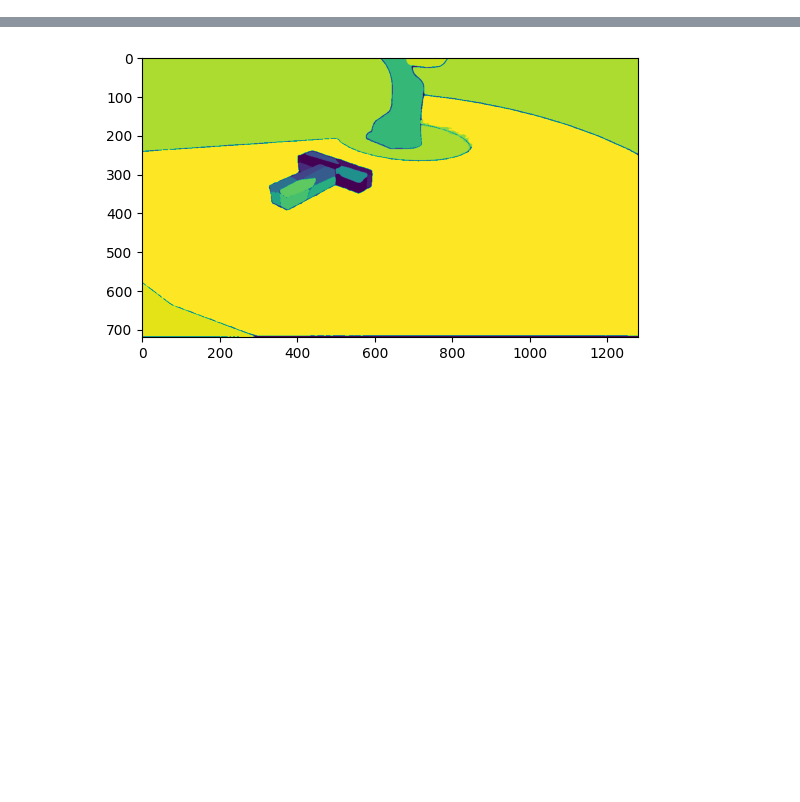
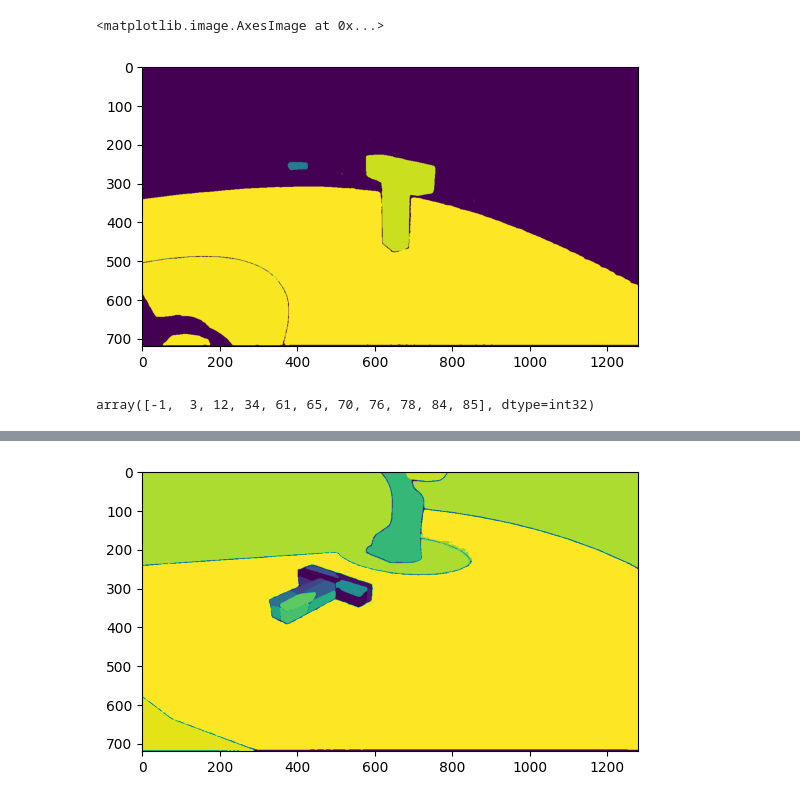
Before and after one commit to DaveLearn/SegmentAnything3D, a Jupyter notebook: scratch.ipynb, the cells around one changed output, grey strips where cells are left out. Saved outputs shown, nothing was run; the diff lists cells and outputs as text; code cells hidden in the pictures; blank space fills up the shorter version.

```diff
--- a/scratch.ipynb
+++ b/scratch.ipynb
@@ -29,0 +34,3 @@ intermediate_outputs_path = Path("/home/david/projects/SegmentAnything3D/outputs
+# %%
+from segmenter import get_workspace_voxels
+workspace_voxels = get_workspace_voxels(scene)
@@ -29,0 +227,11 @@ intermediate_outputs_path = Path("/home/david/projects/SegmentAnything3D/outputs
+# %%
+int_group_ids = group_ids.copy()
+int_group_ids[~np.isin(int_group_ids, np.asarray(pcd_groups.colors)[:, 0])] = -1
+plt.imshow(int_group_ids)
+# %% [output]
+<matplotlib.image.AxesImage at 0x...>
+[figure, added]
+# %%
+np.unique(int_group_ids)
+# %% [output]
+array([-1,  3, 12, 34, 61, 65, 70, 76, 78, 84, 85], dtype=int32)
```
Also changed, not shown: parts of 26 cells of this notebook, 1 other file.
